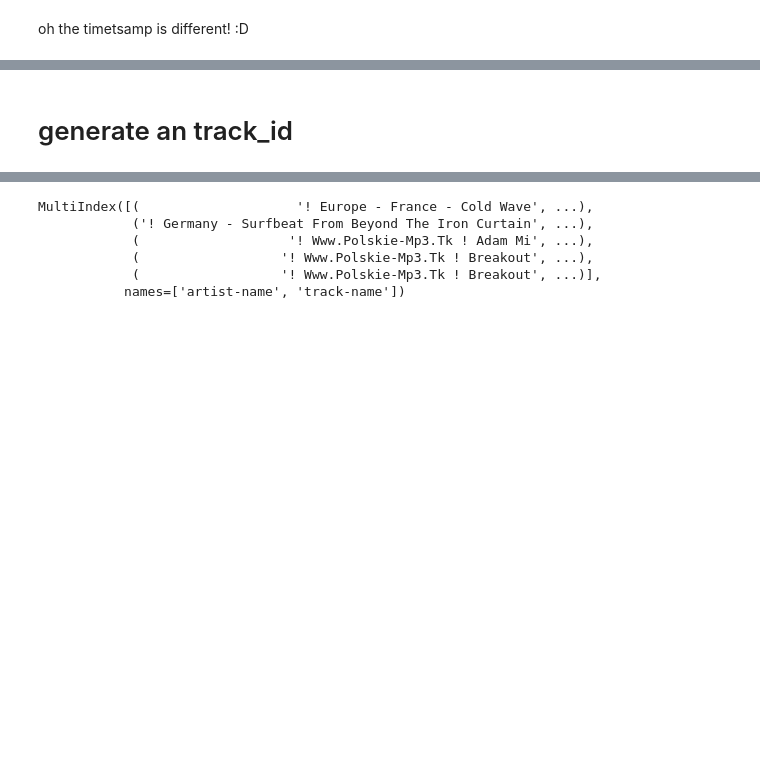
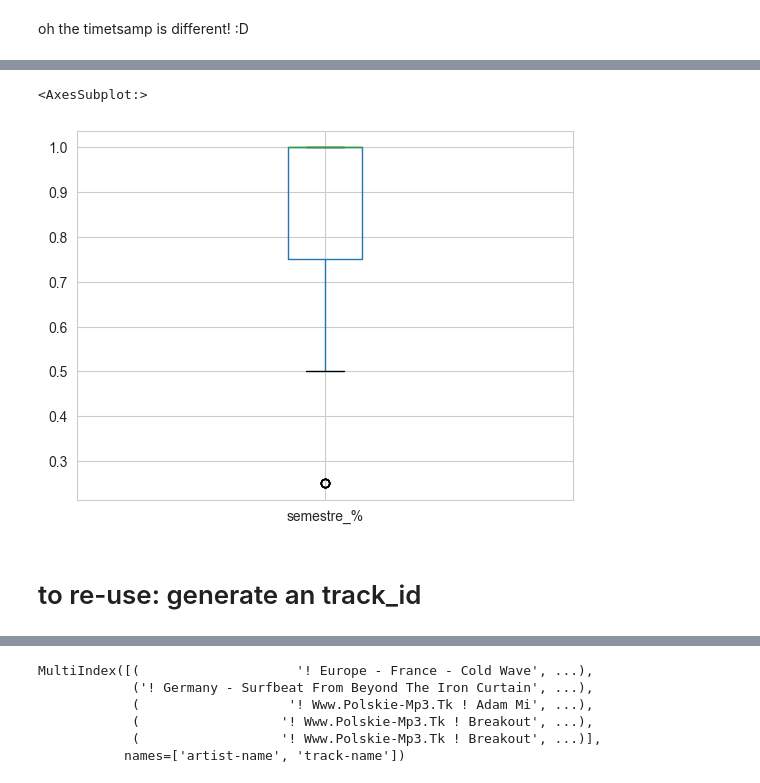
Before and after one commit to mariajoaolavoura/measuring_forgetting, a Jupyter notebook: notebooks/LastFM1k - EDA.ipynb, the cells around one changed output, grey strips where cells are left out. Drawn from its saved outputs; the diff is of its cells as text; code cells hidden in the pictures; blank space fills up the shorter version.

```diff
--- a/notebooks/LastFM1k - EDA.ipynb
+++ b/notebooks/LastFM1k - EDA.ipynb
@@ -341,5 +545,10 @@ df
+# %%
+user_presence_df['semestre_%'].plot(kind='box')
+# %% [output]
+<AxesSubplot:>
+[figure, added]
 # %% [markdown]
-# generate an track_id
+# to re-use: generate an track_id
 # %%
 data_clean = df[['timestamp','user_id', 'artist-name','track-name']]
 data_clean = data_clean.set_index(['artist-name' ,'track-name'])
```
Also changed, not shown: parts of 36 cells of this notebook, 3 other files.
